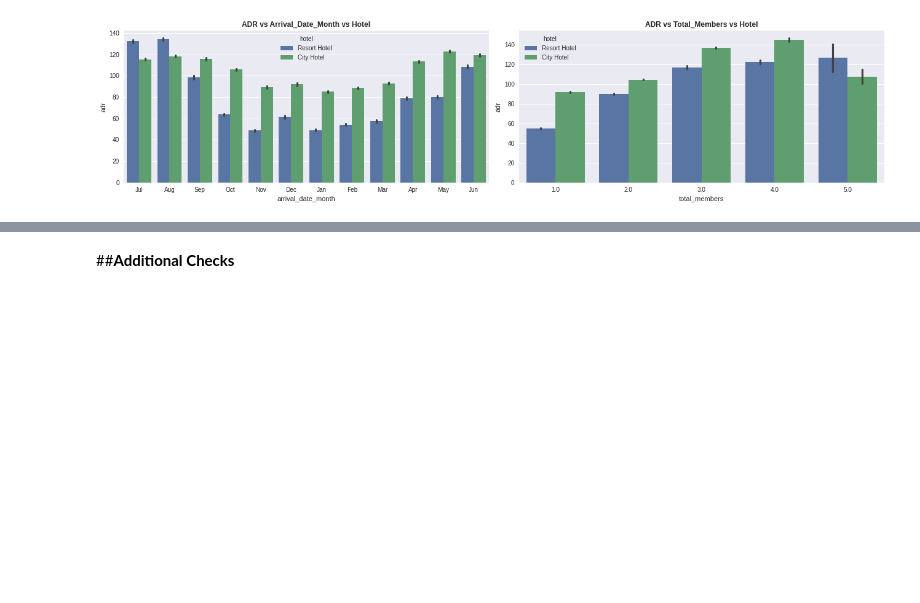
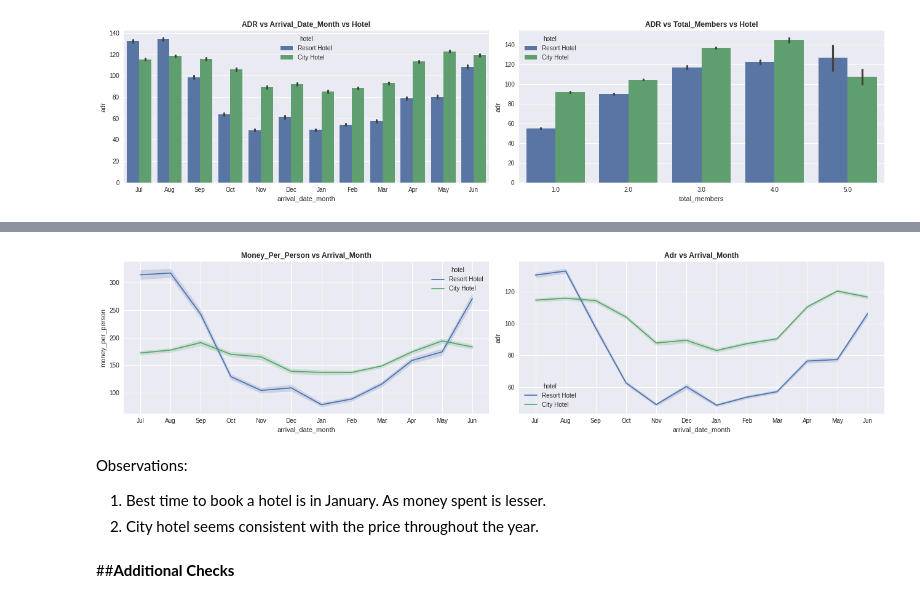
Before and after one commit to dhiru-c/CAPSTONE_PROJECT-HOTEL-BOOKING-ANALYSIS, a Jupyter notebook: Hotel_Booking_Analysis_Capstone_Project.ipynb, the cells around one changed output, grey strips where cells are left out. Drawn from its saved outputs; the diff is of its cells as text; code cells hidden in the pictures; blank space fills up the shorter version.

```diff
--- a/Hotel_Booking_Analysis_Capstone_Project.ipynb
+++ b/Hotel_Booking_Analysis_Capstone_Project.ipynb
@@ -372,3 +457,17 @@ for n,col in enumerate(['arrival_date_month','total_members']):
+# %%
+# Checking Best time to book hotel
+plt.figure(figsize=(18,r*4))
+for n,col in enumerate(['money_per_person','adr']):
+  plot = plt.subplot(r,2,n+1)
+  sns.lineplot(data = df_not_cancelled, x = 'arrival_date_month', y =col, hue = 'hotel')
+  plt.title(f'{col.title()} vs Arrival_Month', weight='bold')
+  plt.tight_layout()
+# %% [output]
+[figure, added]
+# %% [markdown]
+Observations:
+1. Best time to book a hotel is in January. As money spent is lesser.
+2. City hotel seems consistent with the price throughout the year.
 # %% [markdown]
 ##**Additional Checks**
 # %%
```
Also changed, not shown: parts of 27 cells of this notebook.
